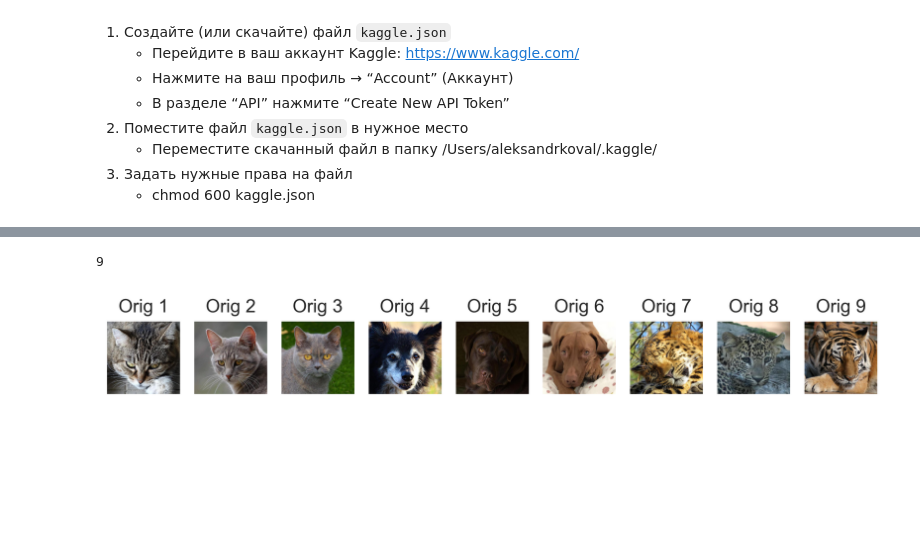
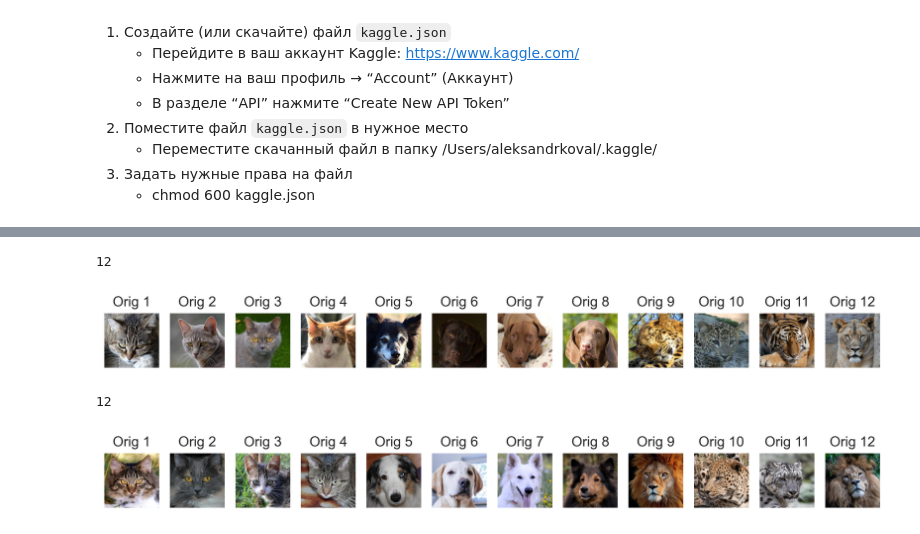
Before and after one commit to Iskander80/ML, a Jupyter notebook: home_task_5.ipynb, the cells around one changed output, grey strips where cells are left out. Drawn from its saved outputs; the diff is of its cells as text; code cells hidden in the pictures; blank space fills up the shorter version.

```diff
--- a/home_task_5.ipynb
+++ b/home_task_5.ipynb
@@ -85,6 +100,11 @@ data_train = os.path.join(data_path, 'afhq/train/')
 data_val = os.path.join(data_path, 'afhq/val/')
 # %%
 def get_animals_data(classes, data_path):
+    """
+    возвращает DataFrame, содержащий путь к картинке и класс животного
+    :param classes: classes of animals
+    :param data_path: path of data
+    """
     allPics = []
     allAnimals = []
     for classElement in classes:
@@ -105,27 +125,16 @@ df = get_animals_data(classes, data_train)
 df_test = get_animals_data(classes, data_val)
 print("df_test:", df_test.shape)
 display(df_test.head())
-# %%
-def show_images(img_list, title="Image", cols=5, cmap=None):
-    plt.figure(figsize=(cols, cols/5), dpi=300)
-    if cols > len(img_list): cols = len(img_list)
-    for i, img_p in enumerate(img_list):
-        plt.subplot(1, cols, i+1)
-        img = cv2.imread(img_p)
-        if len(img.shape) == 2:
-            plt.imshow(img, cmap=cmap or "gray")
-        else:
-            plt.imshow(cv2.cvtColor(img, cv2.COLOR_BGR2RGB))
-        plt.axis("off")
-        plt.title(f"{title} {i+1}")
-        if i == cols - 1: break
-    plt.show()
-# %%
-filter_val = []
-filter_val = df_test.groupby('class').head(4)
-show_images(list(os.path.join(data_val,filename) for filename in filter_val['filename'].to_list()), "Orig", 12)
 # %%
 def show_images(path, df, title="Image", cols=3, cmap=None):
+    """
+    выводит заданное количество картинок для каждого класса животных
+    :param path: path to folder
+    :param df: dataframe
+    :param title: title
+    :param cols: number of pics to show
+    :param cmap: color map
+    """
     filter_val = []
     filter_val = df.groupby('class').head(cols)
     img_list = list(os.path.join(path,filename) for filename in filter_val['filename'].to_list())
@@ -143,10 +152,14 @@ def show_images(path, df, title="Image", cols=3, cmap=None):
         plt.title(f"{title} {i+1}")
         #if i == cols*3 - 1: break
     plt.show()
-
-show_images(data_val, df_test, "Orig", 4)
 # %%
-show_images(data_val, df_test, "Orig", 3)
+show_images(data_val, df_test, "Orig", 4)
+# путь, датафрейм, подпись, количество картинок из каждого вида
 # %% [output]
-9
+12
-[figure, old version]
+[figure, new version]
+# %%
+show_images(data_train, df, "Orig", 4)
+# %% [output]
+12
+[figure, added]
```
Also changed, not shown: parts of 2 cells of this notebook.
